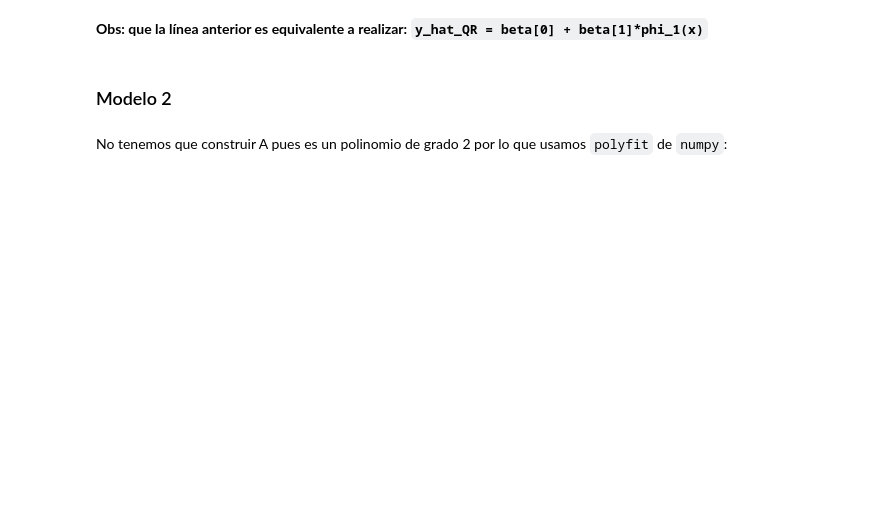
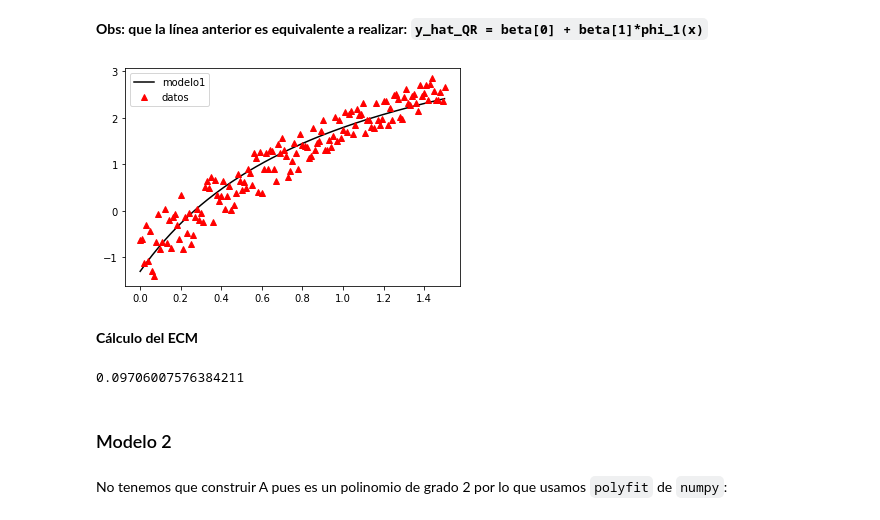
Before and after one commit to Roberto919/Propedeutico, a Jupyter notebook: Ejercicios_clase/3_algebra_lineal/3_minimos_cuadrados.ipynb, the cells around one changed output. Drawn from its saved outputs; the diff is of its cells as text; code cells hidden in the pictures; blank space fills up the shorter version.

```diff
--- a/Ejercicios_clase/3_algebra_lineal/3_minimos_cuadrados.ipynb
+++ b/Ejercicios_clase/3_algebra_lineal/3_minimos_cuadrados.ipynb
@@ -423,11 +465,20 @@ pprint.pprint(beta)
 # %%
-y_hat_QR = A@beta
+y_hat_QR_m1 = A@beta
 # %% [markdown]
 **Obs: que la línea anterior es equivalente a realizar: `y_hat_QR = beta[0] + beta[1]*phi_1(x)`**
 # %%
-plt.plot(x, y_hat_QR , 'k-',x, y, 'r^')
+plt.plot(x, y_hat_QR_m1 , 'k-',x, y, 'r^')
 plt.legend(['modelo1','datos'], loc='best')
 plt.show()
+# %% [output]
+[figure, added]
+# %% [markdown]
+**Cálculo del ECM**
+# %%
+ecm_m1 = MSE(y, y_hat_QR_m1)
+ecm_m1
+# %% [output]
+0.09706007576384211
 # %% [markdown]
 ### Modelo 2
 # %% [markdown]
```
Also changed, not shown: parts of 37 cells of this notebook.
